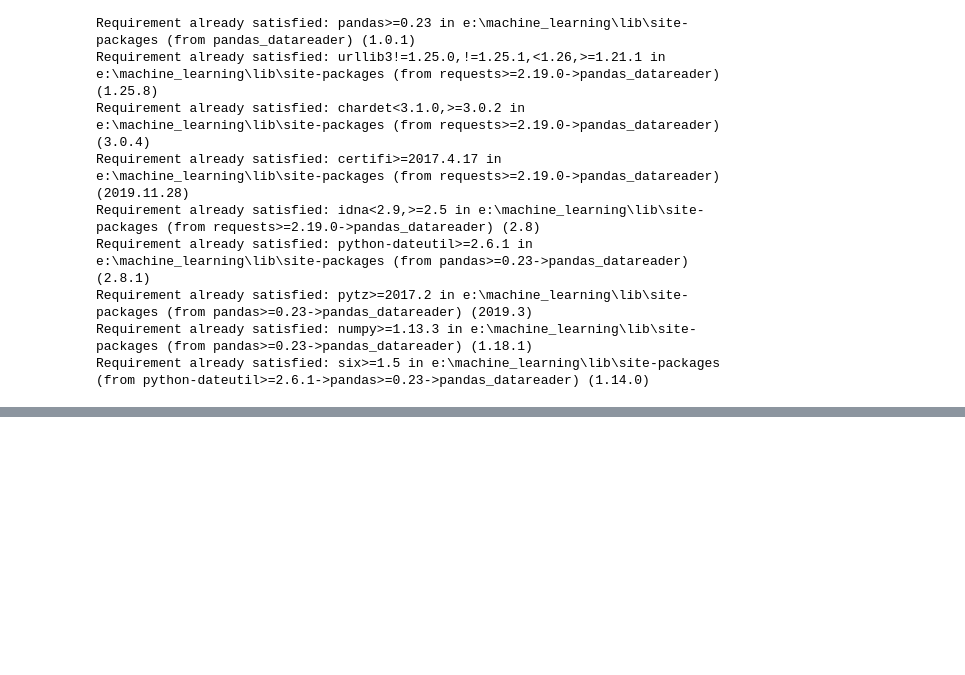
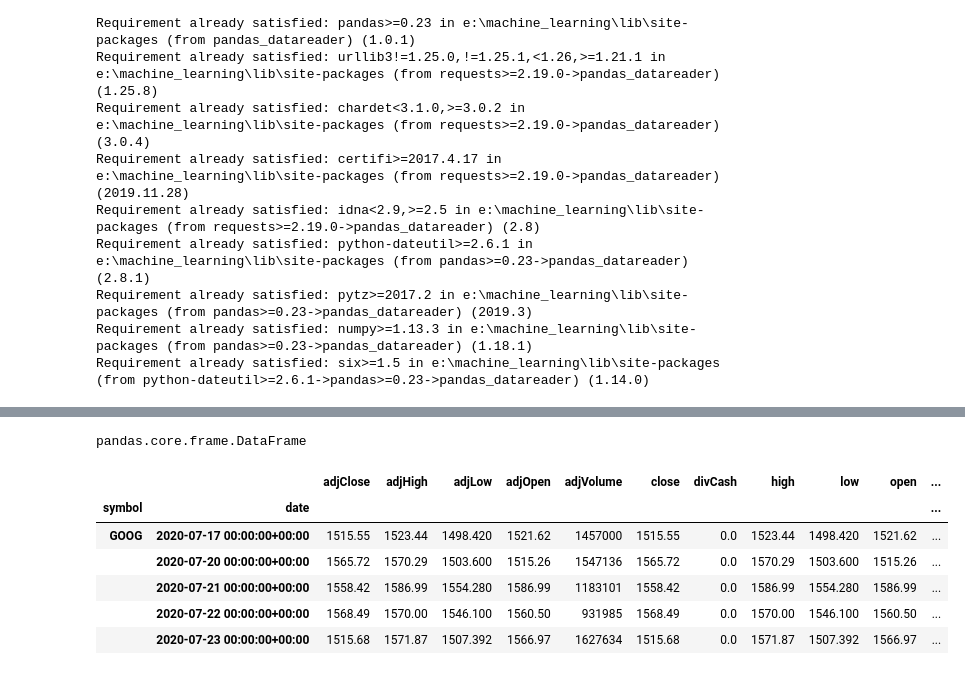
Before and after one commit to abhaydhiman/stock_predictions, a Jupyter notebook: Untitled.ipynb, the cells around one changed output, grey strips where cells are left out. Cells and saved outputs as stored; diff of their text form; code cells hidden in the pictures; blank space fills up the shorter version.

```diff
--- a/Untitled.ipynb
+++ b/Untitled.ipynb
@@ -34,0 +33,14 @@ df.head()
+# %%
+type(df)
+# %% [output]
+pandas.core.frame.DataFrame
+# %%
+df.tail()
+# %% [output]
+|  |  | adjClose | adjHigh | adjLow | adjOpen | adjVolume | close | divCash | high | low | open | ... |
+| symbol | date |  |  |  |  |  |  |  |  |  |  | ... |
+| GOOG | 2020-07-17 00:00:00+00:00 | 1515.55 | 1523.44 | 1498.420 | 1521.62 | 1457000 | 1515.55 | 0.0 | 1523.44 | 1498.420 | 1521.62 | ... |
+|  | 2020-07-20 00:00:00+00:00 | 1565.72 | 1570.29 | 1503.600 | 1515.26 | 1547136 | 1565.72 | 0.0 | 1570.29 | 1503.600 | 1515.26 | ... |
+|  | 2020-07-21 00:00:00+00:00 | 1558.42 | 1586.99 | 1554.280 | 1586.99 | 1183101 | 1558.42 | 0.0 | 1586.99 | 1554.280 | 1586.99 | ... |
+|  | 2020-07-22 00:00:00+00:00 | 1568.49 | 1570.00 | 1546.100 | 1560.50 | 931985 | 1568.49 | 0.0 | 1570.00 | 1546.100 | 1560.50 | ... |
+|  | 2020-07-23 00:00:00+00:00 | 1515.68 | 1571.87 | 1507.392 | 1566.97 | 1627634 | 1515.68 | 0.0 | 1571.87 | 1507.392 | 1566.97 | ... |
```
Also changed, not shown: parts of 3 cells of this notebook.
